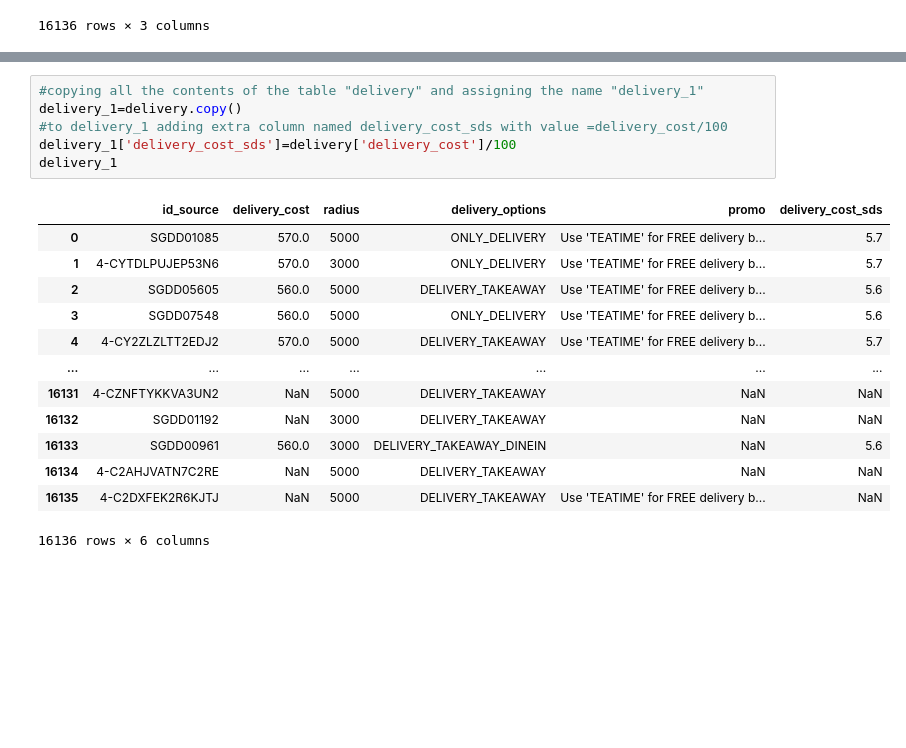
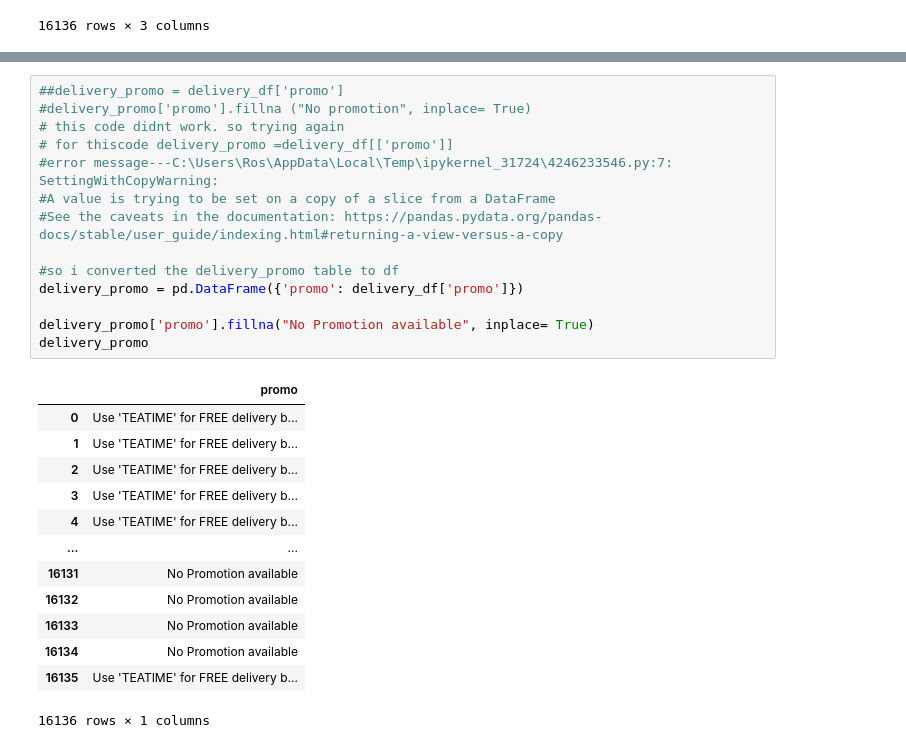
Before and after one commit to leehegithub/grab_restuarant_analysis, a Jupyter notebook: rosni_grab_restaurant.ipynb, the cells around one changed output, grey strips where cells are left out. Saved outputs shown, nothing was run; the diff lists cells and outputs as text; blank space fills up the shorter version.

```diff
--- a/rosni_grab_restaurant.ipynb
+++ b/rosni_grab_restaurant.ipynb
@@ -108,20 +130,28 @@ delivery.describe()
 # %%
-#copying all the contents of the table "delivery" and assigning the name "delivery_1"
-delivery_1=delivery.copy()
-#to delivery_1 adding extra column named delivery_cost_sds with value =delivery_cost/100
-delivery_1['delivery_cost_sds']=delivery['delivery_cost']/100
-delivery_1
+##delivery_promo = delivery_df['promo']
+#delivery_promo['promo'].fillna ("No promotion", inplace= True)
+# this code didnt work. so trying again
+# for thiscode delivery_promo =delivery_df[['promo']]
+#error message---C:\Users\Ros\AppData\Local\Temp\ipykernel_31724\4246233546.py:7: SettingWithCopyWarning:
+#A value is trying to be set on a copy of a slice from a DataFrame
+#See the caveats in the documentation: https://pandas.pydata.org/pandas-docs/stable/user_guide/indexing.html#returning-a-view-versus-a-copy
+
+#so i converted the delivery_promo table to df
+delivery_promo = pd.DataFrame({'promo': delivery_df['promo']})
+
+delivery_promo['promo'].fillna("No Promotion available", inplace= True)
+delivery_promo
 # %% [output]
-|  | id_source | delivery_cost | radius | delivery_options | promo | delivery_cost_sds |
-| 0 | SGDD01085 | 570.0 | 5000 | ONLY_DELIVERY | Use 'TEATIME' for FREE delivery b... | 5.7 |
-| 1 | 4-CYTDLPUJEP53N6 | 570.0 | 3000 | ONLY_DELIVERY | Use 'TEATIME' for FREE delivery b... | 5.7 |
-| 2 | SGDD05605 | 560.0 | 5000 | DELIVERY_TAKEAWAY | Use 'TEATIME' for FREE delivery b... | 5.6 |
-| 3 | SGDD07548 | 560.0 | 5000 | ONLY_DELIVERY | Use 'TEATIME' for FREE delivery b... | 5.6 |
-| 4 | 4-CY2ZLZLTT2EDJ2 | 570.0 | 5000 | DELIVERY_TAKEAWAY | Use 'TEATIME' for FREE delivery b... | 5.7 |
-| ... | ... | ... | ... | ... | ... | ... |
-| 16131 | 4-CZNFTYKKVA3UN2 | NaN | 5000 | DELIVERY_TAKEAWAY | NaN | NaN |
-| 16132 | SGDD01192 | NaN | 3000 | DELIVERY_TAKEAWAY | NaN | NaN |
-| 16133 | SGDD00961 | 560.0 | 3000 | DELIVERY_TAKEAWAY_DINEIN | NaN | 5.6 |
-| 16134 | 4-C2AHJVATN7C2RE | NaN | 5000 | DELIVERY_TAKEAWAY | NaN | NaN |
-| 16135 | 4-C2DXFEK2R6KJTJ | NaN | 5000 | DELIVERY_TAKEAWAY | Use 'TEATIME' for FREE delivery b... | NaN |
+|  | promo |
+| 0 | Use 'TEATIME' for FREE delivery b... |
+| 1 | Use 'TEATIME' for FREE delivery b... |
+| 2 | Use 'TEATIME' for FREE delivery b... |
+| 3 | Use 'TEATIME' for FREE delivery b... |
+| 4 | Use 'TEATIME' for FREE delivery b... |
+| ... | ... |
+| 16131 | No Promotion available |
+| 16132 | No Promotion available |
+| 16133 | No Promotion available |
+| 16134 | No Promotion available |
+| 16135 | Use 'TEATIME' for FREE delivery b... |
-16136 rows × 6 columns
+16136 rows × 1 columns
```
Also changed, not shown: parts of 13 cells of this notebook.
